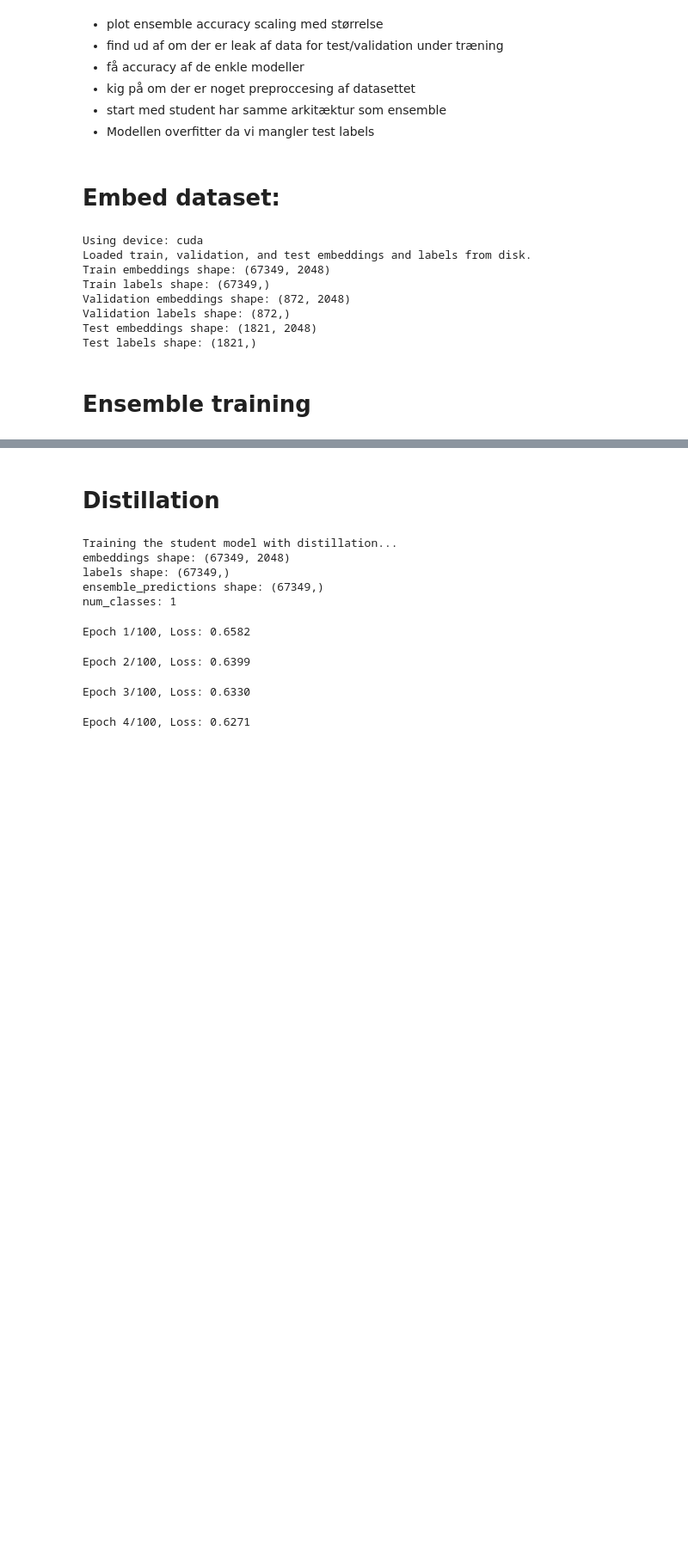
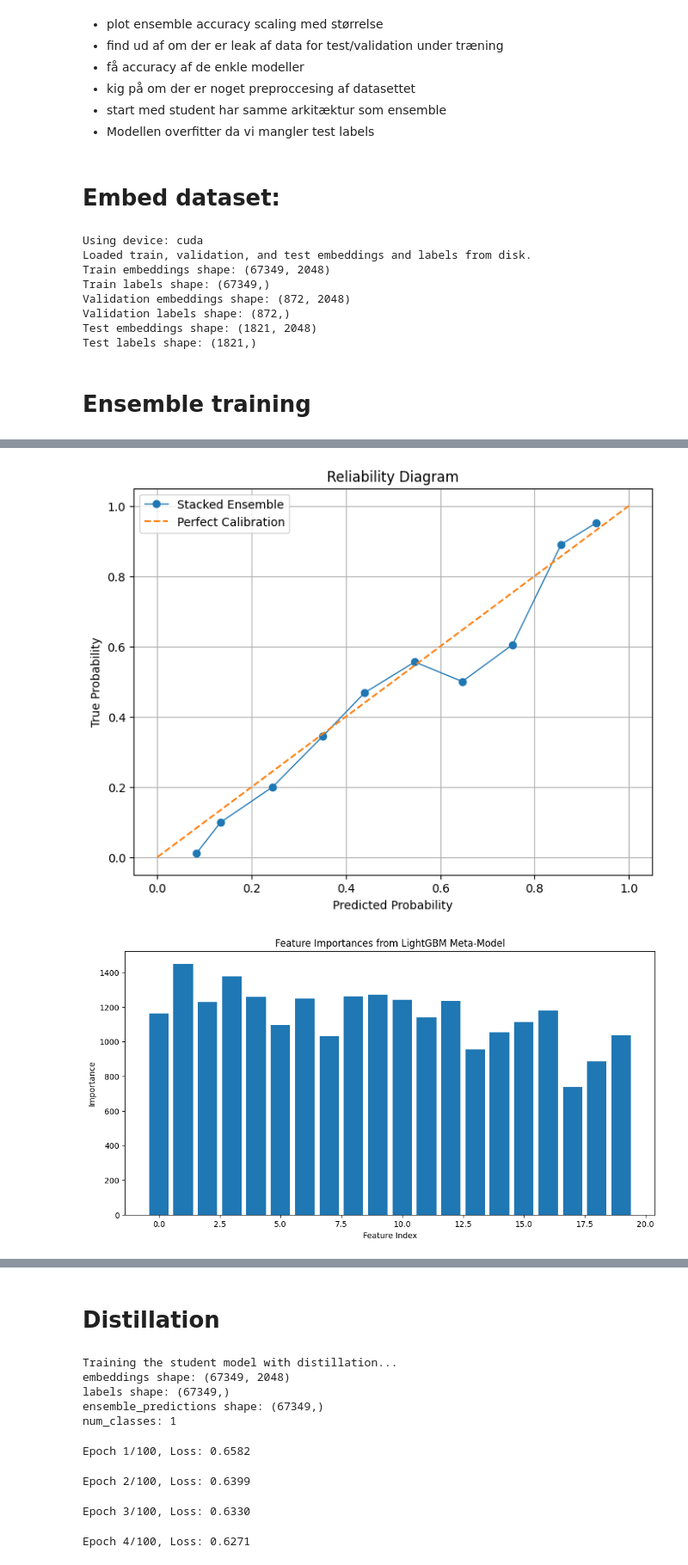
Before and after one commit to wstentzer/NLP-Project, a Jupyter notebook: main_1.3B_model.ipynb, the cells around one changed output, grey strips where cells are left out. Shown: that part at 86% size. Cells and saved outputs as stored; diff of their text form; code cells hidden in the pictures; blank space fills up the shorter version.

```diff
--- a/main_1.3B_model.ipynb
+++ b/main_1.3B_model.ipynb
@@ -331,0 +341,78 @@ plt.show()
+# %%
+# Negative log likelihood loss
+ensemble_loss = nn.functional.cross_entropy(ensemble_outputs, validation_labels_tensor)
+print(f"Base Ensemble Validation Loss: {ensemble_loss.item():.4f}")
+
+# Expected calibration error
+def compute_ece(y_true, y_probs, n_bins=10):
+    """
+    Compute the Expected Calibration Error (ECE).
+
+    Parameters:
+    - y_true: True labels (numpy array of shape (n_samples,))
+    - y_probs: Predicted probabilities for the positive class (numpy array of shape (n_samples,))
+    - n_bins: Number of bins to use for calibration
+
+    Returns:
+    - ece: Expected Calibration Error
+    """
+    bin_edges = np.linspace(0.0, 1.0, n_bins + 1)
+    bin_indices = np.digitize(y_probs, bin_edges, right=True) - 1  # Bin indices start from 0
+
+    ece = 0.0
+    for i in range(n_bins):
+        # Indices of samples in bin i
+        bin_mask = bin_indices == i
+        bin_size = np.sum(bin_mask)
+        if bin_size > 0:
+            # Average confidence in bin i
+            avg_confidence_in_bin = np.mean(y_probs[bin_mask])
+            # Average accuracy in bin i
+            avg_accuracy_in_bin = np.mean(y_true[bin_mask] == (y_probs[bin_mask] >= 0.5))
+            # Proportion of samples in bin i
+            prop_in_bin = bin_size / y_probs.shape[0]
+            # Accumulate ECE
+            ece += np.abs(avg_confidence_in_bin - avg_accuracy_in_bin) * prop_in_bin
+    return ece
+
+# Accuracy
+validation_accuracy = accuracy_score(validation_labels, validation_preds)
+print(f"\nStacked Ensemble Validation Accuracy: {validation_accuracy * 100:.2f}%")
+
+# Expected Calibration Error
+ece = compute_ece(validation_labels, validation_probs, n_bins=10)
+print(f"Expected Calibration Error (ECE): {ece * 100:.2f}%")
+
+# Classification report
+print("\nClassification Report:")
+print(classification_report(validation_labels, validation_preds, target_names=['Negative', 'Positive']))
+
+# Confusion matrix
+print("\nConfusion Matrix:")
+print(confusion_matrix(validation_labels, validation_preds))
+
+# Compute calibration curve
+prob_true, prob_pred = calibration_curve(validation_labels, validation_probs, n_bins=10, strategy='uniform')
+
+# Plot calibration curve
+plt.figure(figsize=(8, 6))
+plt.plot(prob_pred, prob_true, marker='o', linewidth=1, label='Stacked Ensemble')
+plt.plot([0, 1], [0, 1], linestyle='--', label='Perfect Calibration')
+plt.title('Reliability Diagram')
+plt.xlabel('Predicted Probability')
+plt.ylabel('True Probability')
+plt.legend()
+plt.grid()
+plt.show()
+
+# Get feature importances
+feature_importances = meta_model.feature_importances_
+
+# Plot feature importances
+plt.figure(figsize=(12, 6))
+plt.bar(range(len(feature_importances)), feature_importances)
+plt.xlabel('Feature Index')
+plt.ylabel('Importance')
+plt.title('Feature Importances from LightGBM Meta-Model')
+plt.show()
+# %% [output]
@@ -331,0 +438,2 @@ plt.show()
+[figure, added]
+[figure, added]
```
Also changed, not shown: parts of 16 cells of this notebook.
